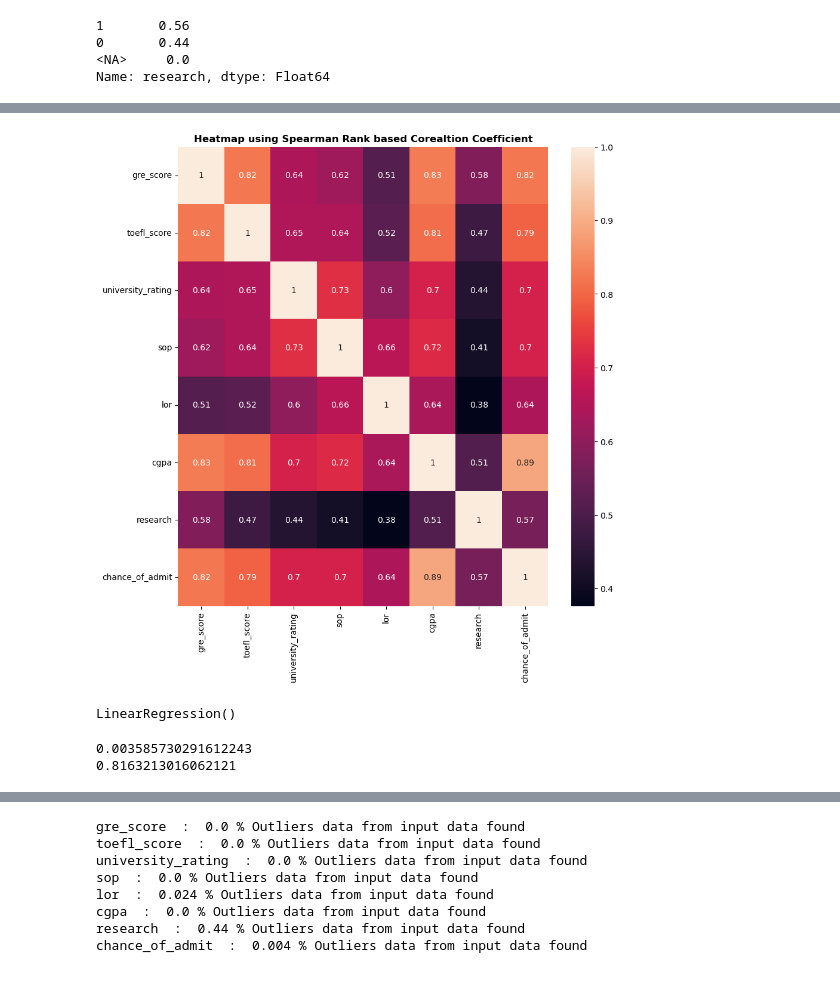
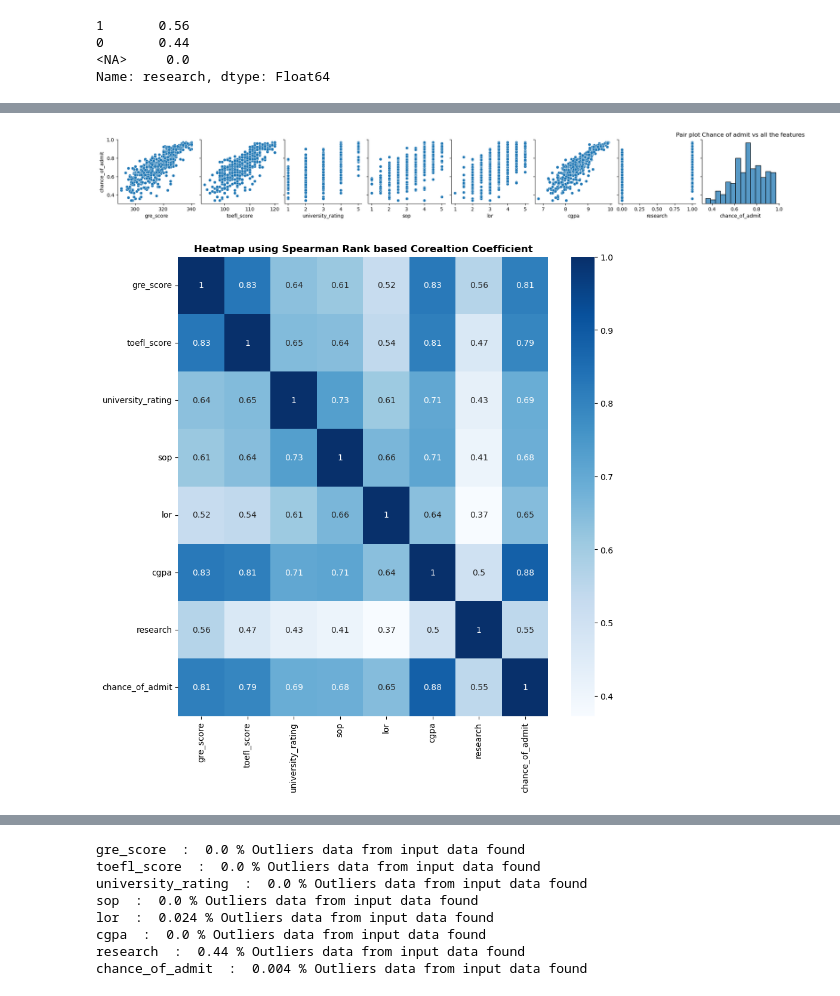
Before and after one commit to mayankjain281/ML_Supervised_Regression, a Jupyter notebook: Jamboree_Admission_Probability_Predictor/Jamboree_Admission_Probability_Predictor.ipynb, the cells around one changed output, grey strips where cells are left out. Saved outputs shown, nothing was run; the diff lists cells and outputs as text; code cells hidden in the pictures.

```diff
--- a/Jamboree_Admission_Probability_Predictor/Jamboree_Admission_Probability_Predictor.ipynb
+++ b/Jamboree_Admission_Probability_Predictor/Jamboree_Admission_Probability_Predictor.ipynb
@@ -59,7 +78,6 @@ memory usage: 35.3 KB
 # %%
-df=df.convert_dtypes()
 df.info()
-# Misssing val columns
+# Check Misssing val columns
 # Check Dtype change if needed
 # df['date'] = pd.to_datetime(df['date'])
 # %% [output]
@@ -163,12 +185,16 @@ sns.heatmap(df.corr(),annot=True,cmap = "Blues")
+# %%
+sns.pairplot(df,y_vars = ["chance_of_admit"])
+plt.title("Pair plot Chance of admit vs all the features")
+plt.show()
+# %% [output]
+[figure, added]
 # %%
 import matplotlib.pyplot as plt
 import seaborn as sns
-
-numeric_df = df.select_dtypes(include=['number'])
-
+# numeric_df = df.select_dtypes(include=['number'])
 plt.figure(figsize = (10,10))
-sns.heatmap(numeric_df.corr(method = 'spearman'),annot=True)
+sns.heatmap(df.corr(), annot=True, cmap = "Blues")
 plt.title(f"Heatmap using Spearman Rank based Corealtion Coefficient", fontweight = 'bold')
 plt.show()
 # %% [output]
-[figure, old version]
+[figure, new version]
@@ -185,13 +200,0 @@ from sklearn.linear_model import LinearRegression
-# %%
-model = LinearRegression()
-model.fit(X_train, y_train)
-# %% [output]
-LinearRegression()
-# %%
-from sklearn.metrics import mean_squared_error, r2_score
-y_pred = model.predict(X_test)
-print(mean_squared_error(y_test, y_pred))
-print(r2_score(y_test, y_pred))
-# %% [output]
-0.003585730291612243
-0.8163213016062121
```
Also changed, not shown: parts of 39 cells of this notebook.
